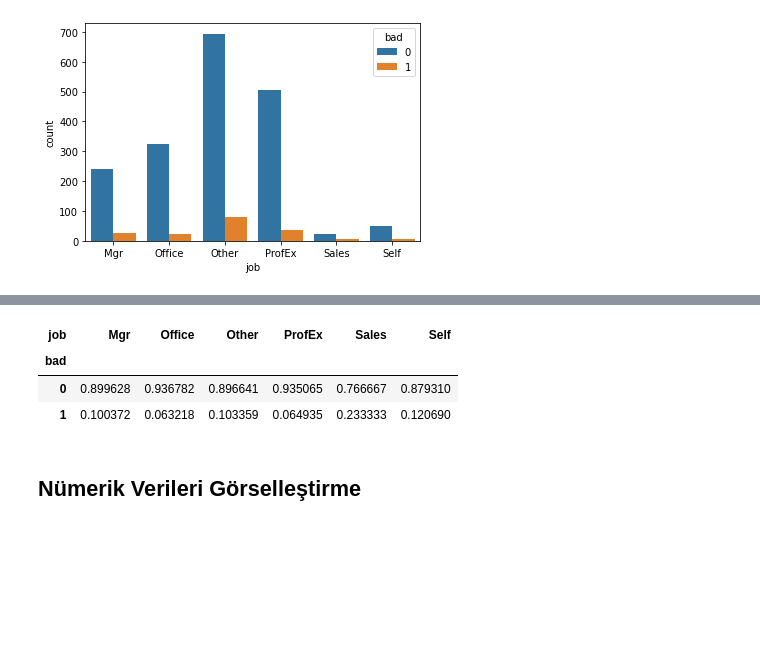
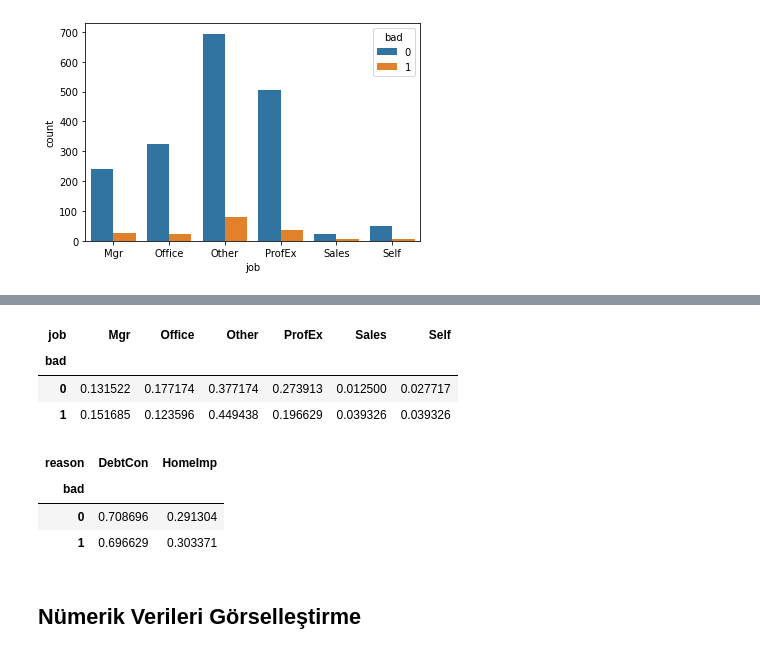
Before and after one commit to Kodluyoruz-Ankara-Veri-Bilimi/assignment_Beyza, a Jupyter notebook: processflow_classes.ipynb, the cells around one changed output, grey strips where cells are left out. Cells and saved outputs as stored; diff of their text form; code cells hidden in the pictures; blank space fills up the shorter version.

```diff
--- a/processflow_classes.ipynb
+++ b/processflow_classes.ipynb
@@ -224,10 +234,17 @@ sns.countplot("job", hue="bad", data=data)
+# %%
+pd.crosstab(data["bad"], data["job"],normalize='index')
+# %% [output]
+| job | Mgr | Office | Other | ProfEx | Sales | Self |
+| bad |  |  |  |  |  |  |
+| 0 | 0.131522 | 0.177174 | 0.377174 | 0.273913 | 0.012500 | 0.027717 |
+| 1 | 0.151685 | 0.123596 | 0.449438 | 0.196629 | 0.039326 | 0.039326 |
 # %%
-pd.crosstab(data["bad"], data["job"],normalize='columns').style.background_gradient(cmap="summer_r")
+pd.crosstab(data["bad"], data["reason"],normalize='index').style.background_gradient(cmap="Oranges")
 # %% [output]
-| job | Mgr | Office | Other | ProfEx | Sales | Self |
-| bad |  |  |  |  |  |  |
-| 0 | 0.899628 | 0.936782 | 0.896641 | 0.935065 | 0.766667 | 0.879310 |
-| 1 | 0.100372 | 0.063218 | 0.103359 | 0.064935 | 0.233333 | 0.120690 |
+| reason | DebtCon | HomeImp |
+| bad |  |  |
+| 0 | 0.708696 | 0.291304 |
+| 1 | 0.696629 | 0.303371 |
 # %% [markdown]
 ## Nümerik Verileri Görselleştirme
 # %% [markdown]
```
Also changed, not shown: parts of 15 cells of this notebook.
